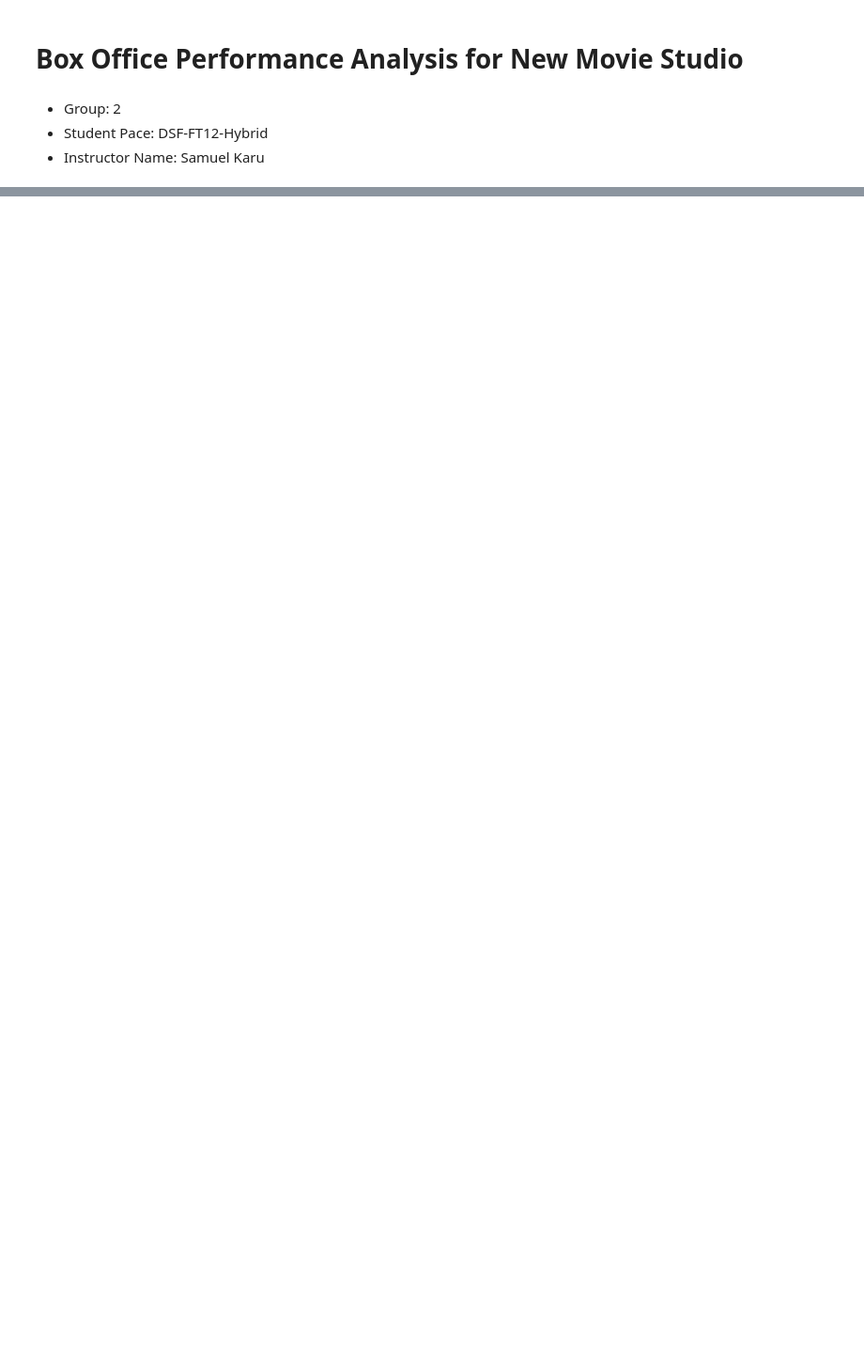
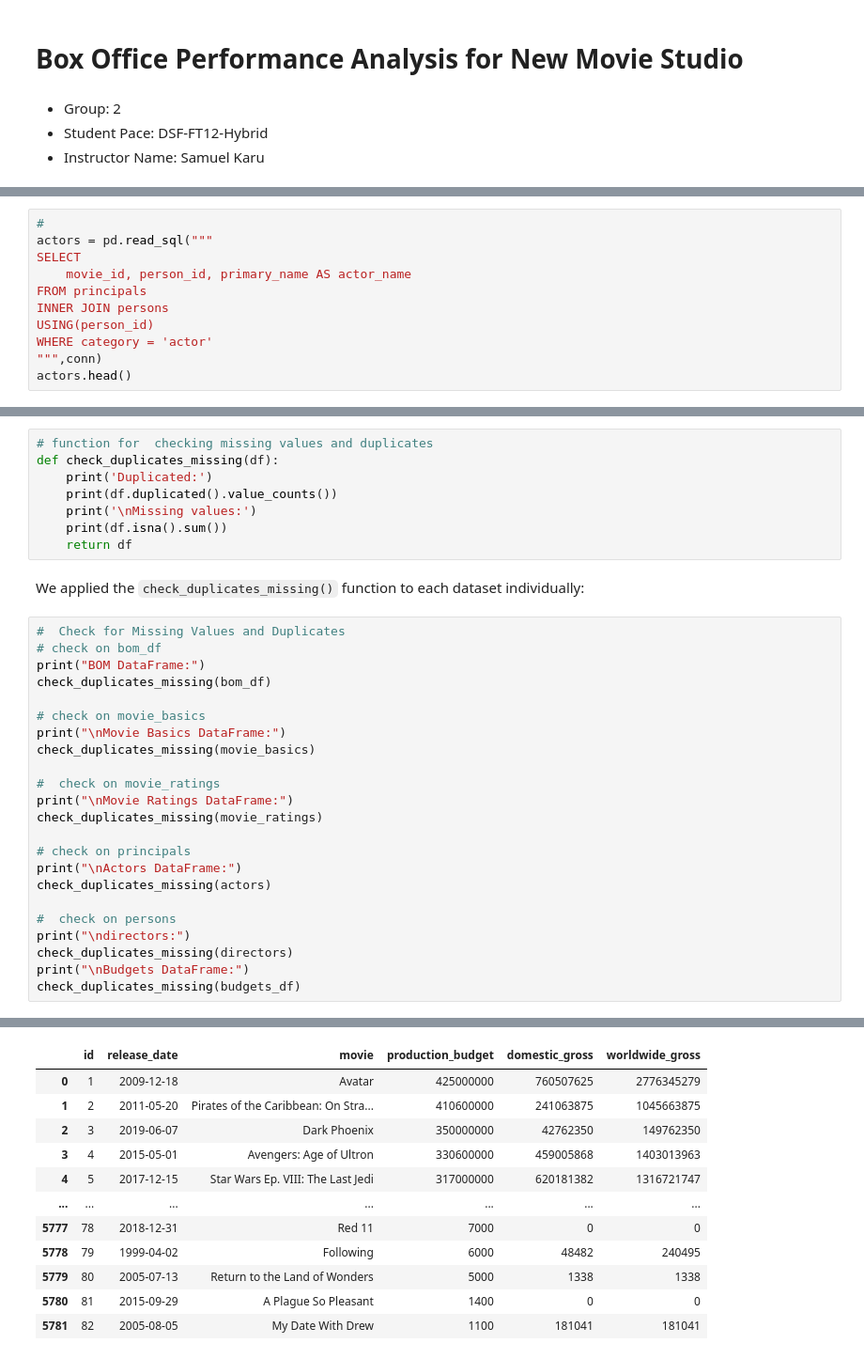
Before and after one commit to mwakad/box-office-movie-insights, a Jupyter notebook: index.ipynb, the cells around one changed output, grey strips where cells are left out. Shown: that part at 94% size. Saved outputs shown, nothing was run; the diff lists cells and outputs as text; blank space fills up the shorter version.

Commit message:
data understanding and preparation

```diff
--- a/index.ipynb
+++ b/index.ipynb
@@ -21,0 +210,11 @@ data.head()
+# %%
+#
+actors = pd.read_sql("""
+SELECT
+    movie_id, person_id, primary_name AS actor_name
+FROM principals
+INNER JOIN persons
+USING(person_id)
+WHERE category = 'actor'
+""",conn)
+actors.head()
@@ -21,0 +270,34 @@ data.head()
+# %%
+# function for  checking missing values and duplicates
+def check_duplicates_missing(df):
+    print('Duplicated:')
+    print(df.duplicated().value_counts())
+    print('\nMissing values:')
+    print(df.isna().sum())
+    return df
+# %% [markdown]
+We applied the `check_duplicates_missing()` function to each dataset individually:
+# %%
+#  Check for Missing Values and Duplicates
+# check on bom_df
+print("BOM DataFrame:")
+check_duplicates_missing(bom_df)
+
+# check on movie_basics
+print("\nMovie Basics DataFrame:")
+check_duplicates_missing(movie_basics)
+
+#  check on movie_ratings
+print("\nMovie Ratings DataFrame:")
+check_duplicates_missing(movie_ratings)
+
+# check on principals
+print("\nActors DataFrame:")
+check_duplicates_missing(actors)
+
+#  check on persons
+print("\ndirectors:")
+check_duplicates_missing(directors)
+print("\nBudgets DataFrame:")
+check_duplicates_missing(budgets_df)
+# %% [output]
@@ -21,0 +321,12 @@ data.head()
+|  | id | release_date | movie | production_budget | domestic_gross | worldwide_gross |
+| 0 | 1 | 2009-12-18 | Avatar | 425000000 | 760507625 | 2776345279 |
+| 1 | 2 | 2011-05-20 | Pirates of the Caribbean: On Stra... | 410600000 | 241063875 | 1045663875 |
+| 2 | 3 | 2019-06-07 | Dark Phoenix | 350000000 | 42762350 | 149762350 |
+| 3 | 4 | 2015-05-01 | Avengers: Age of Ultron | 330600000 | 459005868 | 1403013963 |
+| 4 | 5 | 2017-12-15 | Star Wars Ep. VIII: The Last Jedi | 317000000 | 620181382 | 1316721747 |
+| ... | ... | ... | ... | ... | ... | ... |
+| 5777 | 78 | 2018-12-31 | Red 11 | 7000 | 0 | 0 |
+| 5778 | 79 | 1999-04-02 | Following | 6000 | 48482 | 240495 |
+| 5779 | 80 | 2005-07-13 | Return to the Land of Wonders | 5000 | 1338 | 1338 |
+| 5780 | 81 | 2015-09-29 | A Plague So Pleasant | 1400 | 0 | 0 |
+| 5781 | 82 | 2005-08-05 | My Date With Drew | 1100 | 181041 | 181041 |
```
Also changed, not shown: parts of 53 cells of this notebook.
